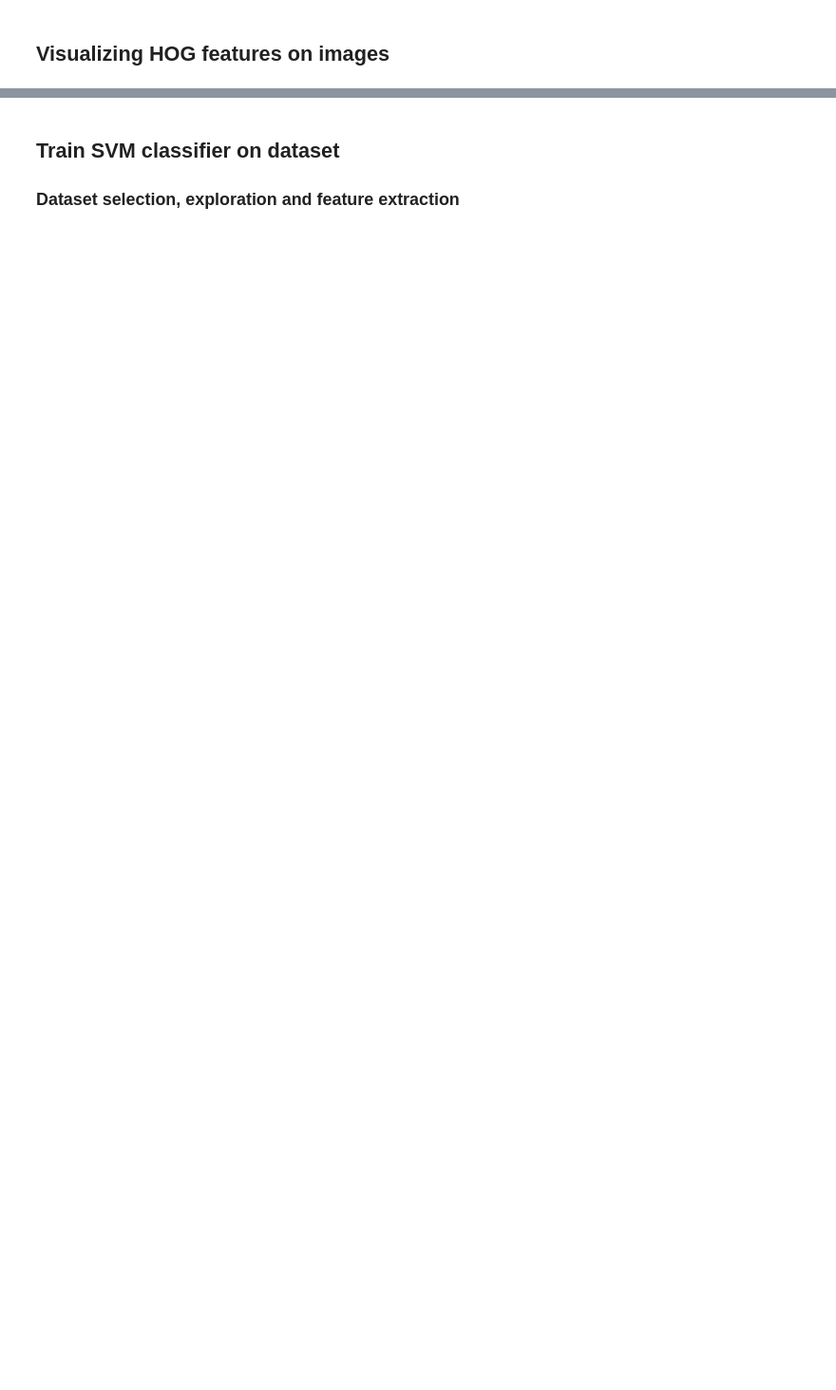
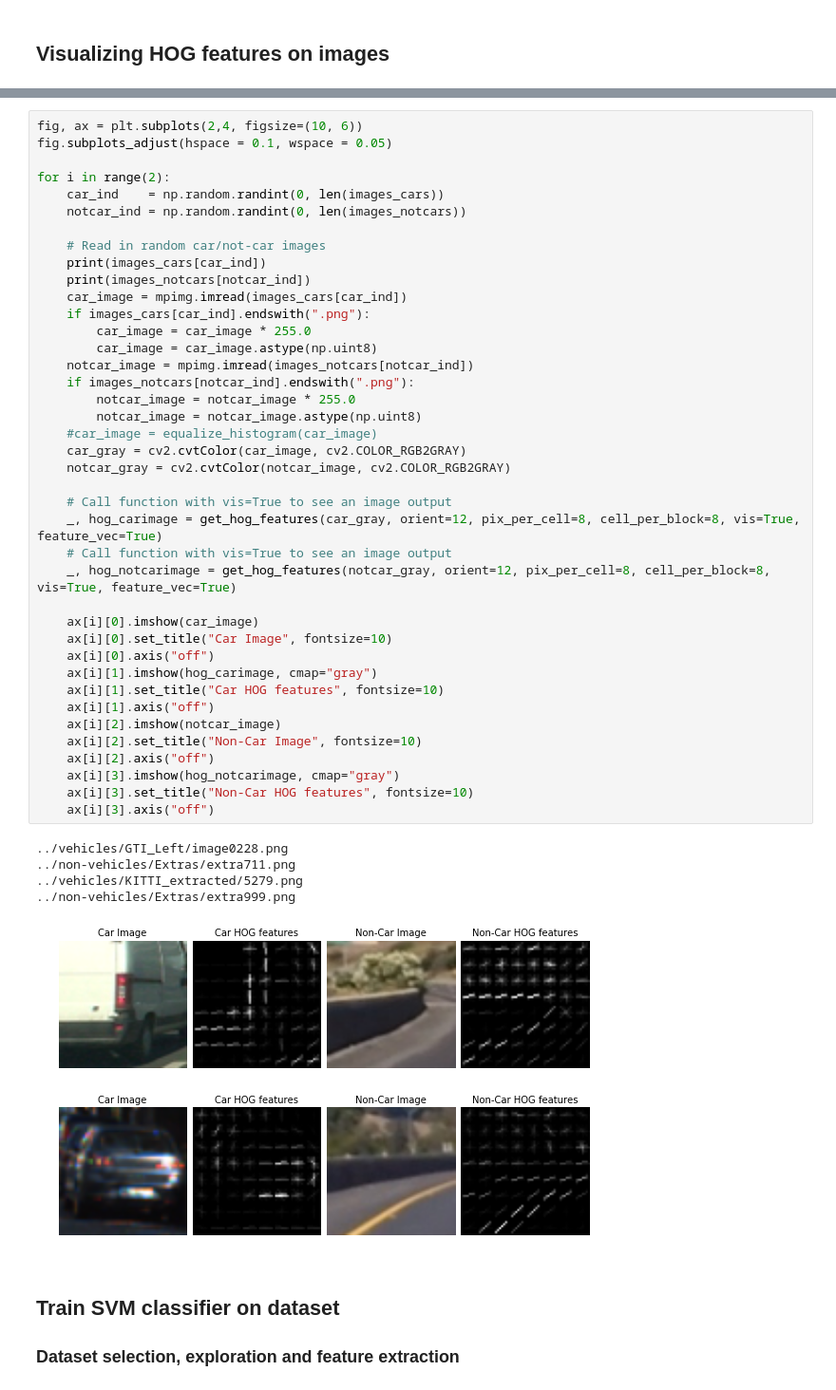
Before and after one commit to da-phil/SDC-vehicle-detection-and-tracking, a Jupyter notebook: vehicle_detection_and_tracking.ipynb, the cells around one changed output, grey strips where cells are left out. Shown at 95% size. Saved outputs shown, nothing was run; the diff lists cells and outputs as text; blank space fills up the shorter version.

```diff
--- a/vehicle_detection_and_tracking.ipynb
+++ b/vehicle_detection_and_tracking.ipynb
@@ -392,3 +381,49 @@ plt.show()
+# %%
+fig, ax = plt.subplots(2,4, figsize=(10, 6))
+fig.subplots_adjust(hspace = 0.1, wspace = 0.05)
+
+for i in range(2):
+    car_ind    = np.random.randint(0, len(images_cars))
+    notcar_ind = np.random.randint(0, len(images_notcars))
+
+    # Read in random car/not-car images
+    print(images_cars[car_ind])
+    print(images_notcars[notcar_ind])
+    car_image = mpimg.imread(images_cars[car_ind])
+    if images_cars[car_ind].endswith(".png"):
+        car_image = car_image * 255.0
+        car_image = car_image.astype(np.uint8)
+    notcar_image = mpimg.imread(images_notcars[notcar_ind])
+    if images_notcars[notcar_ind].endswith(".png"):
+        notcar_image = notcar_image * 255.0
+        notcar_image = notcar_image.astype(np.uint8)
+    #car_image = equalize_histogram(car_image)
+    car_gray = cv2.cvtColor(car_image, cv2.COLOR_RGB2GRAY)
+    notcar_gray = cv2.cvtColor(notcar_image, cv2.COLOR_RGB2GRAY)
+
+    # Call function with vis=True to see an image output
+    _, hog_carimage = get_hog_features(car_gray, orient=12, pix_per_cell=8, cell_per_block=8, vis=True, feature_vec=True)
+    # Call function with vis=True to see an image output
+    _, hog_notcarimage = get_hog_features(notcar_gray, orient=12, pix_per_cell=8, cell_per_block=8, vis=True, feature_vec=True)
+
+    ax[i][0].imshow(car_image)
+    ax[i][0].set_title("Car Image", fontsize=10)
+    ax[i][0].axis("off")
+    ax[i][1].imshow(hog_carimage, cmap="gray")
+    ax[i][1].set_title("Car HOG features", fontsize=10)
+    ax[i][1].axis("off")
+    ax[i][2].imshow(notcar_image)
+    ax[i][2].set_title("Non-Car Image", fontsize=10)
+    ax[i][2].axis("off")
+    ax[i][3].imshow(hog_notcarimage, cmap="gray")
+    ax[i][3].set_title("Non-Car HOG features", fontsize=10)
+    ax[i][3].axis("off")
+# %% [output]
+../vehicles/GTI_Left/image0228.png
+../non-vehicles/Extras/extra711.png
+../vehicles/KITTI_extracted/5279.png
+../non-vehicles/Extras/extra999.png
+[figure, added]
 # %% [markdown]
 ## Train SVM classifier on dataset
 ### Dataset selection, exploration and feature extraction
```
Also changed, not shown: parts of 17 cells of this notebook, 2 other files.
